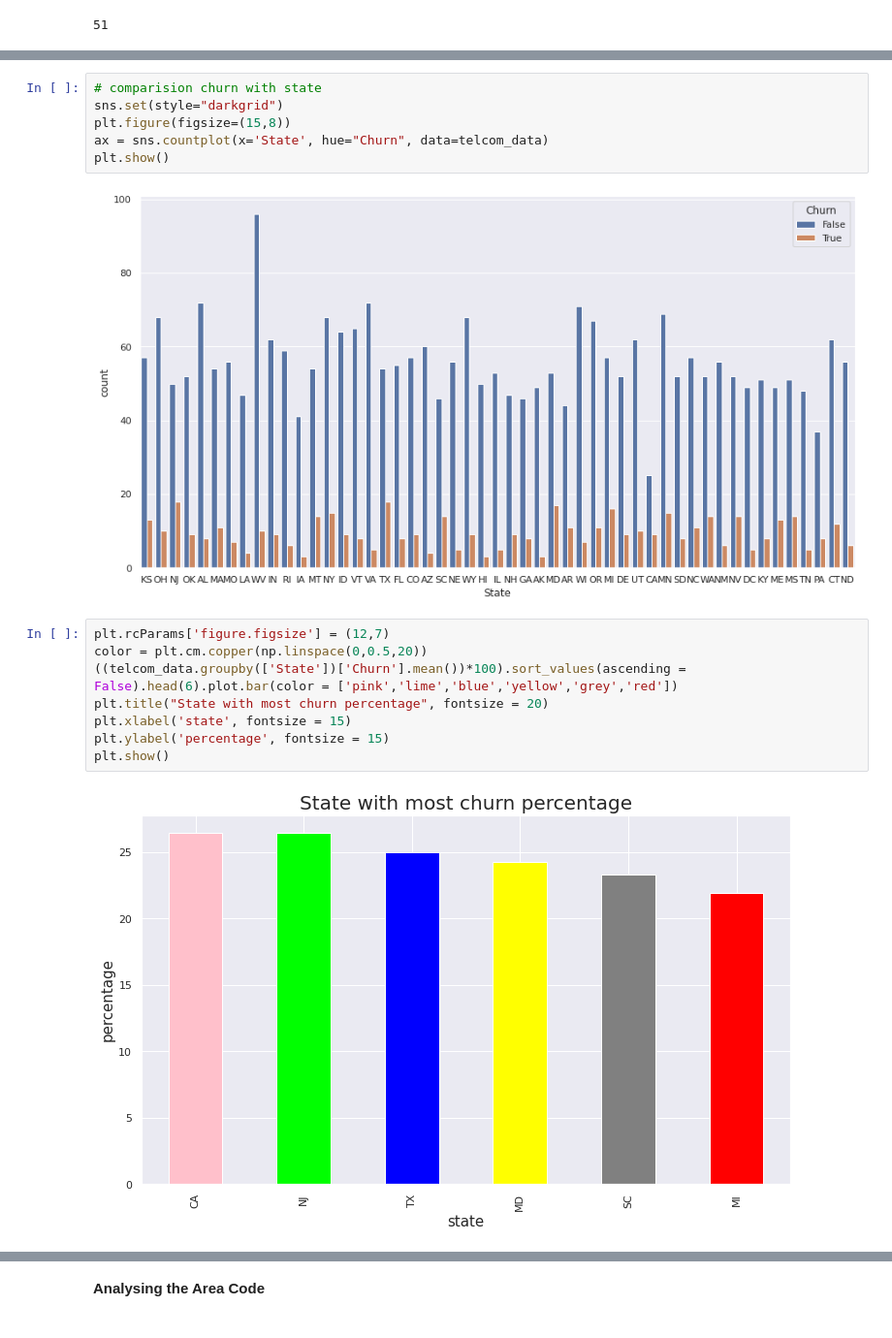
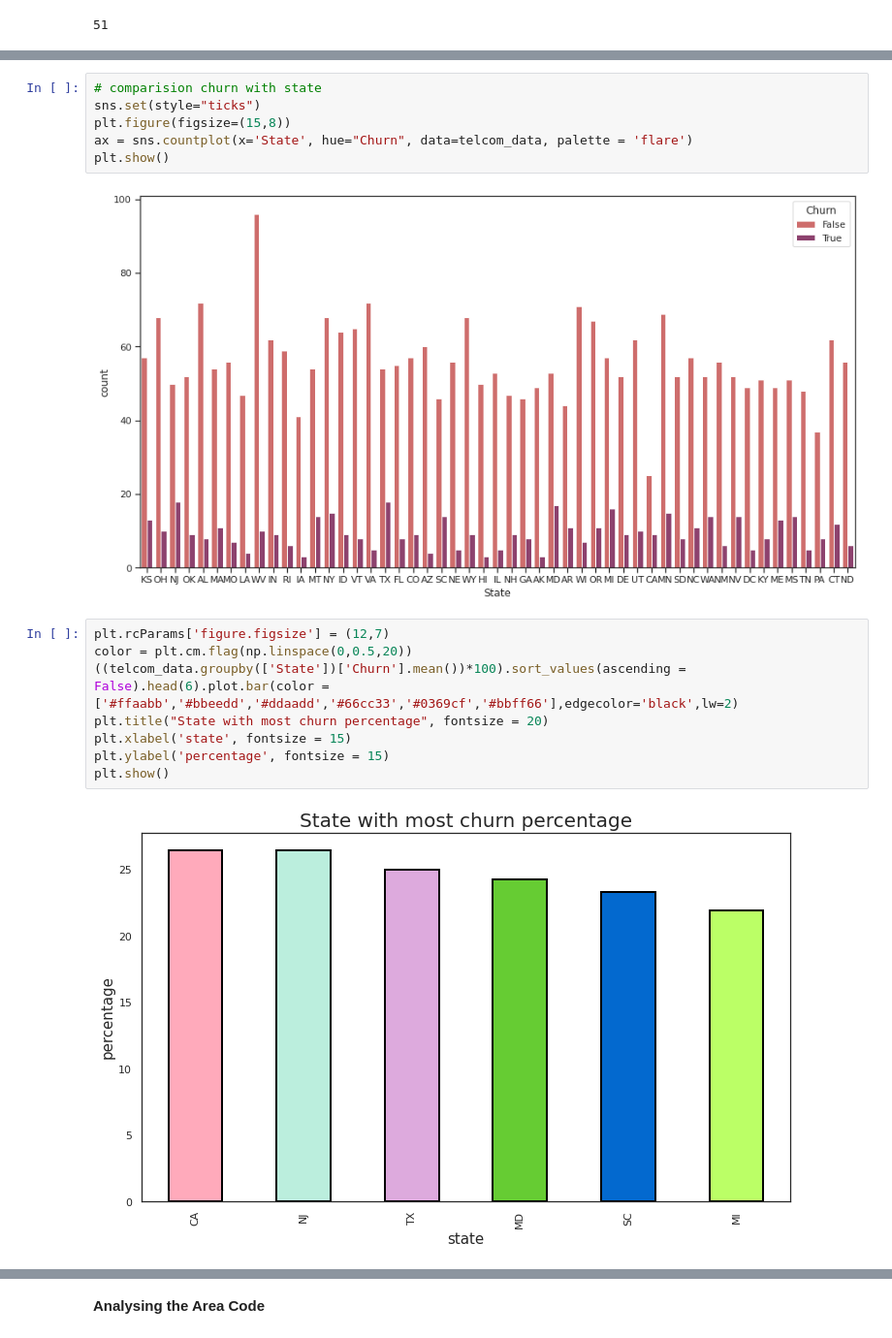
Before and after one commit to SampannaMishra/telecom-churn-analysis, a Jupyter notebook: Sampanna_Telecom_Churn_Analysis_Capstone_Project.ipynb, the cells around one changed output, grey strips where cells are left out. Shown: that part at 97% size. Cells and saved outputs as stored; diff of their text form.

```diff
--- a/Sampanna_Telecom_Churn_Analysis_Capstone_Project.ipynb
+++ b/Sampanna_Telecom_Churn_Analysis_Capstone_Project.ipynb
@@ -232,18 +258,18 @@ telcom_data['State'].nunique()
 # %%
 # comparision churn with state
-sns.set(style="darkgrid")
+sns.set(style="ticks")
 plt.figure(figsize=(15,8))
-ax = sns.countplot(x='State', hue="Churn", data=telcom_data)
+ax = sns.countplot(x='State', hue="Churn", data=telcom_data, palette = 'flare')
 plt.show()
 # %% [output]
-[figure, old version]
+[figure, new version]
 # %%
 plt.rcParams['figure.figsize'] = (12,7)
-color = plt.cm.copper(np.linspace(0,0.5,20))
-((telcom_data.groupby(['State'])['Churn'].mean())*100).sort_values(ascending = False).head(6).plot.bar(color = ['pink','lime','blue','yellow','grey','red'])
+color = plt.cm.flag(np.linspace(0,0.5,20))
+((telcom_data.groupby(['State'])['Churn'].mean())*100).sort_values(ascending = False).head(6).plot.bar(color = ['#ffaabb','#bbeedd','#ddaadd','#66cc33','#0369cf','#bbff66'],edgecolor='black',lw=2)
 plt.title("State with most churn percentage", fontsize = 20)
 plt.xlabel('state', fontsize = 15)
 plt.ylabel('percentage', fontsize = 15)
 plt.show()
 # %% [output]
-[figure, old version]
+[figure, new version]
```
Also changed, not shown: parts of 23 cells of this notebook.
